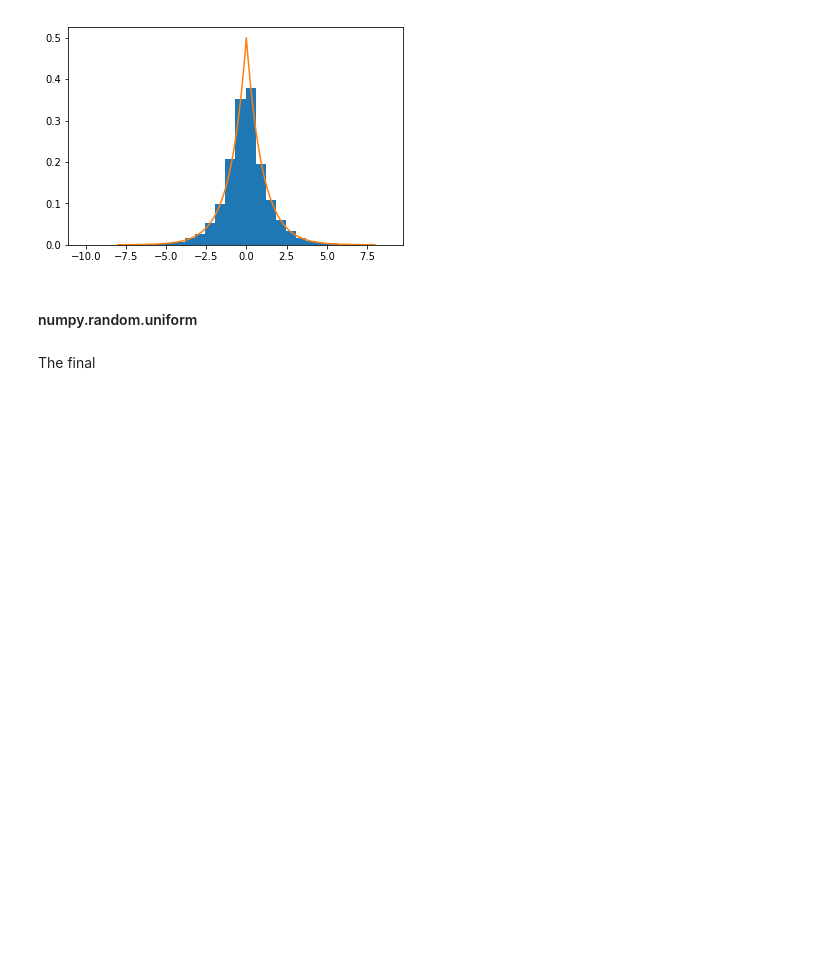
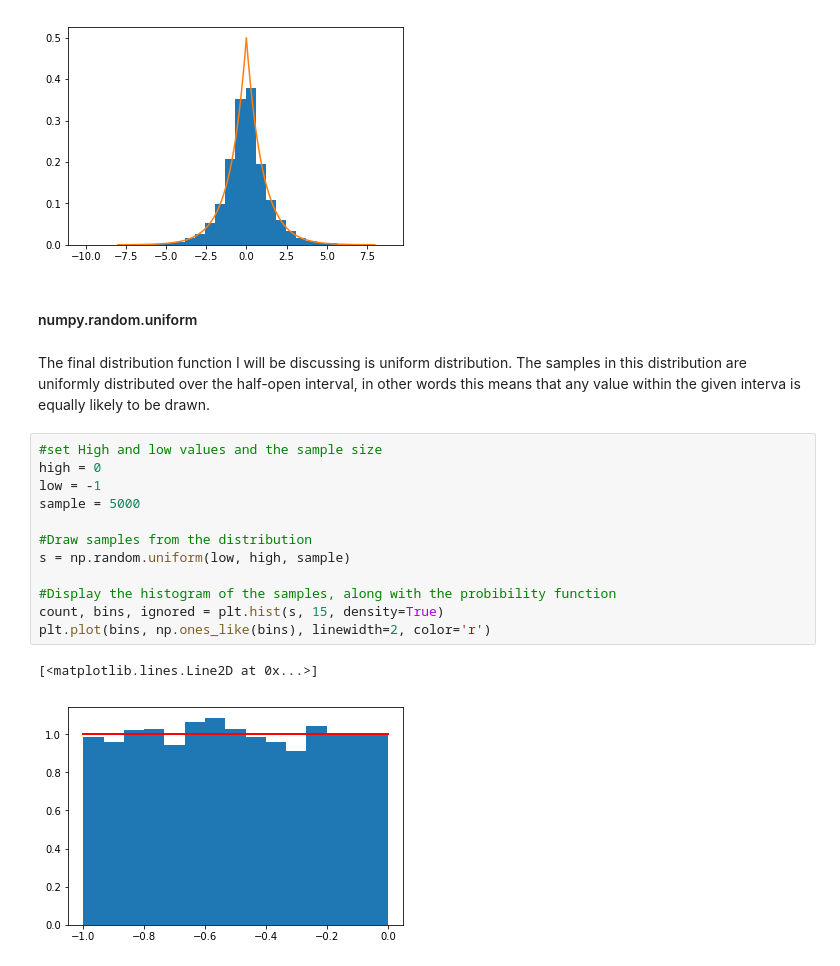
Before and after one commit to cwoodlock/Emerging-Technologies-Project, a Jupyter notebook: numpy-random.ipynb, the cells around one changed output. Saved outputs shown, nothing was run; the diff lists cells and outputs as text; blank space fills up the shorter version.

Commit message:
Final distribution function added

```diff
--- a/numpy-random.ipynb
+++ b/numpy-random.ipynb
@@ -207,5 +207,20 @@ plt.plot(x, pdf)
 [figure]
 # %% [markdown]
 #### numpy.random.uniform
-# %% [markdown]
-The final
+# %% [markdown]
+The final distribution function I will be discussing is uniform distribution. The samples in this distribution are uniformly distributed over the half-open interval, in other words this means that any value within the given interva is equally likely to be drawn.
+# %%
+#set High and low values and the sample size
+high = 0
+low = -1
+sample = 5000
+
+#Draw samples from the distribution
+s = np.random.uniform(low, high, sample)
+
+#Display the histogram of the samples, along with the probibility function
+count, bins, ignored = plt.hist(s, 15, density=True)
+plt.plot(bins, np.ones_like(bins), linewidth=2, color='r')
+# %% [output]
+[<matplotlib.lines.Line2D at 0x...>]
+[figure, added]
```
